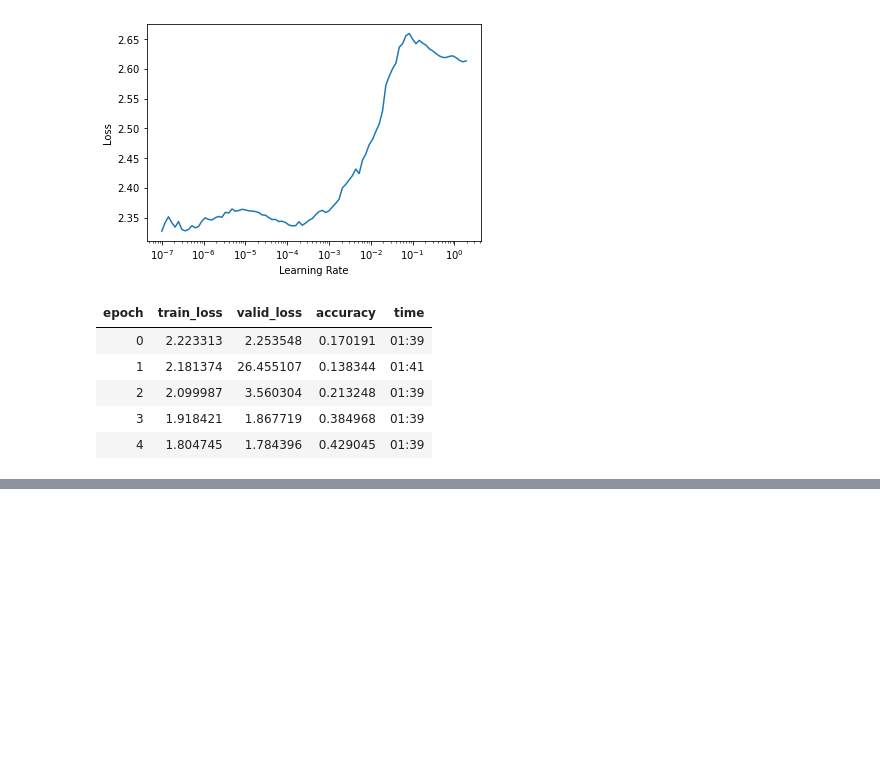
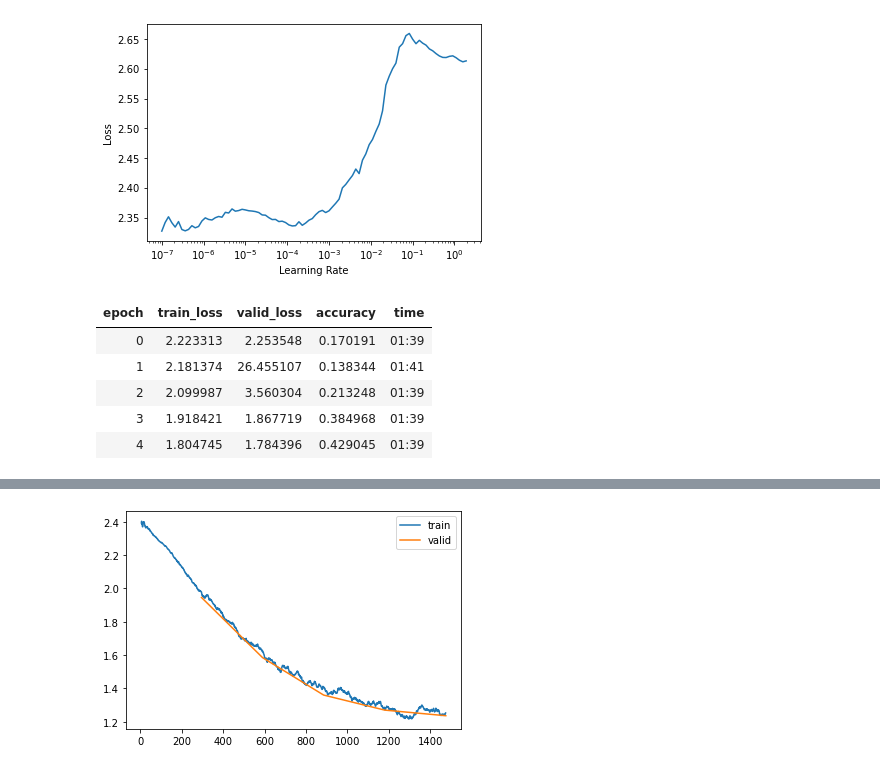
Before and after one commit to m0sys/retinanet-from-torch, a Jupyter notebook: notebooks/17_xresnet_train_on_imagenette.ipynb, the cells around one changed output, grey strips where cells are left out. Saved outputs shown, nothing was run; the diff lists cells and outputs as text; code cells hidden in the pictures; blank space fills up the shorter version.

```diff
--- a/notebooks/17_xresnet_train_on_imagenette.ipynb
+++ b/notebooks/17_xresnet_train_on_imagenette.ipynb
@@ -200,0 +157,2 @@ Total size: 96223126
+# %%
+learn.fit_one_cycle(5, 5e-5)
@@ -200,0 +166,4 @@ Total size: 96223126
+# %%
+learn.recorder.plot_loss()
+# %% [output]
+[figure, added]
```
Also changed, not shown: parts of 69 cells of this notebook, 3 other files.
